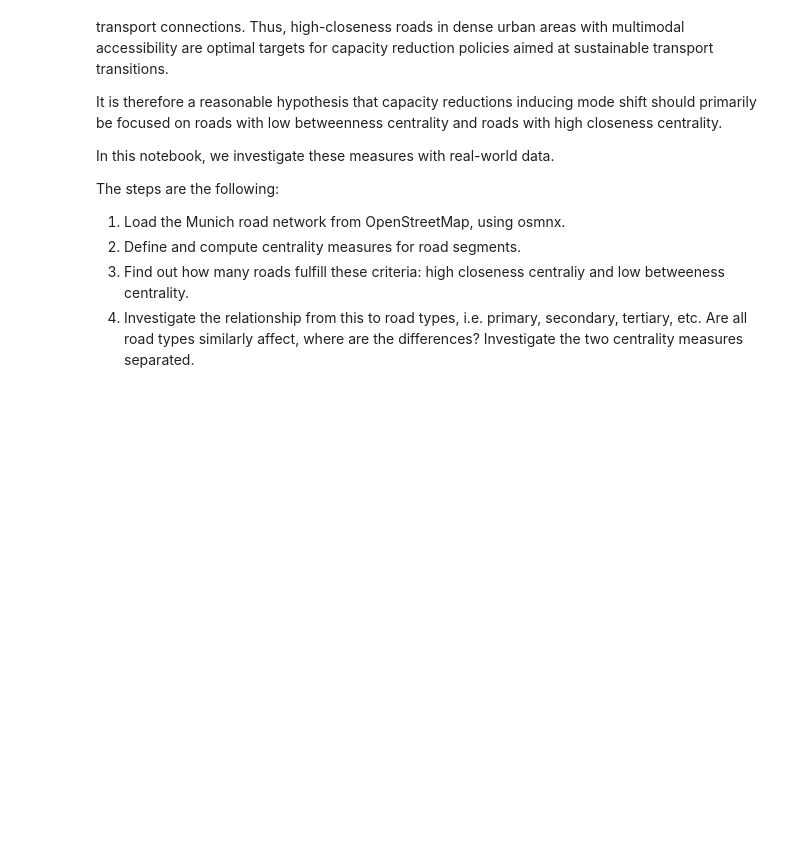
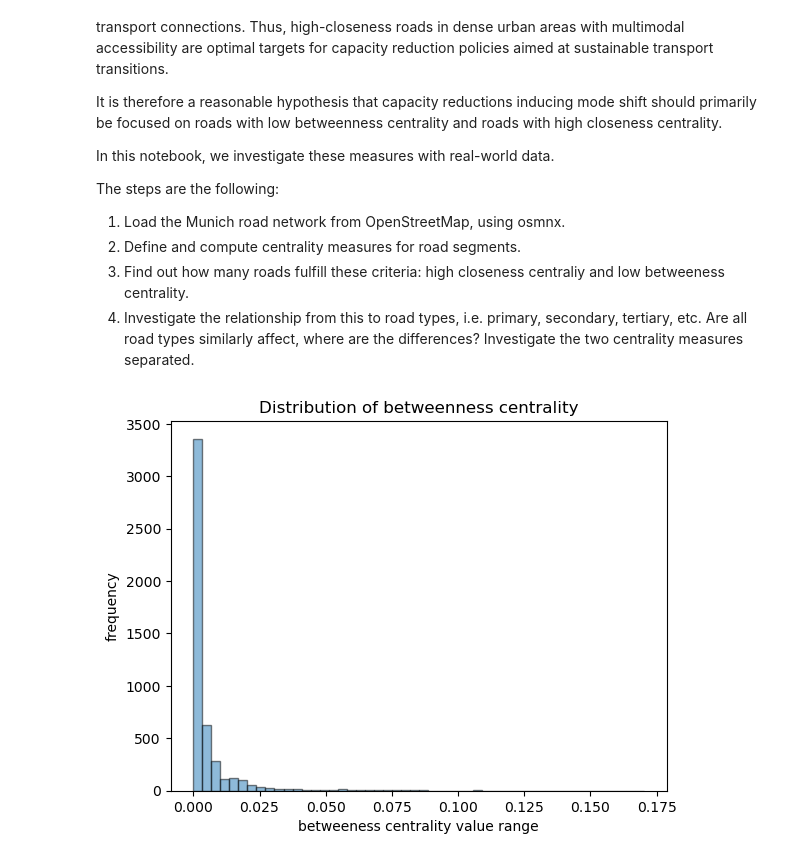
Before and after one commit to nkt1313/bavaria_simulations, a Jupyter notebook: src/data_preprocessing/investigate_closeness_criteria.ipynb, the cells around one changed output. Saved outputs shown, nothing was run; the diff lists cells and outputs as text; code cells hidden in the pictures; blank space fills up the shorter version.

```diff
--- a/src/data_preprocessing/investigate_closeness_criteria.ipynb
+++ b/src/data_preprocessing/investigate_closeness_criteria.ipynb
@@ -17,0 +26,20 @@ The steps are the following:
+# %%
+# Define the location
+# TODO: change to Munich, Germany
+place_name = "Aschaffenburg, Germany"
+
+# Download the street network (driveable roads)
+G = ox.graph_from_place(place_name, network_type="drive")
+# %%
+# Compute betweenness centrality
+betweenness = nx.edge_betweenness_centrality(G)
+
+values = list(betweenness.values())
+
+plt.hist(values, bins=50, edgecolor="black", alpha=0.5)
+plt.xlabel("betweeness centrality value range")
+plt.ylabel("frequency")
+plt.title("Distribution of betweenness centrality")
+plt.show()
+# %% [output]
+[figure, added]
```
Also changed, not shown: parts of 9 cells of this notebook, 2 other files.
